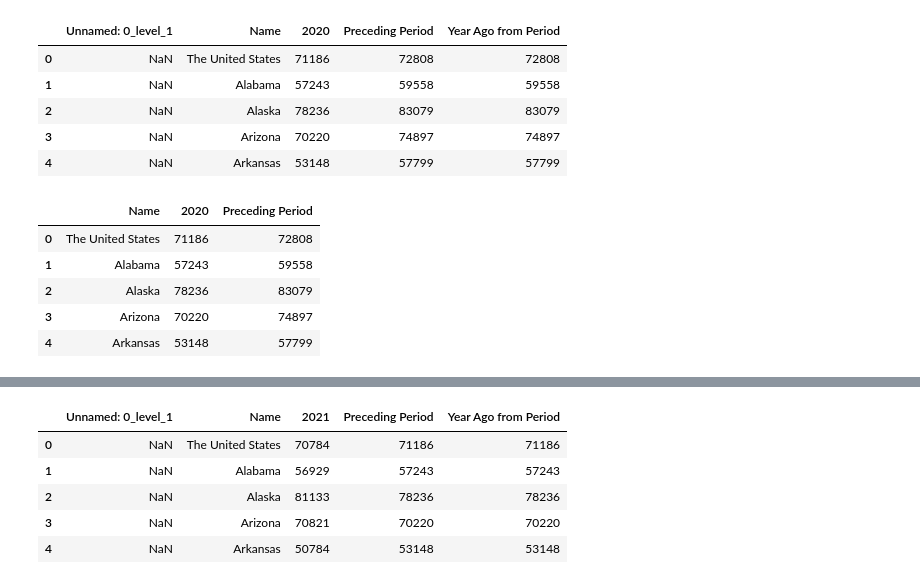
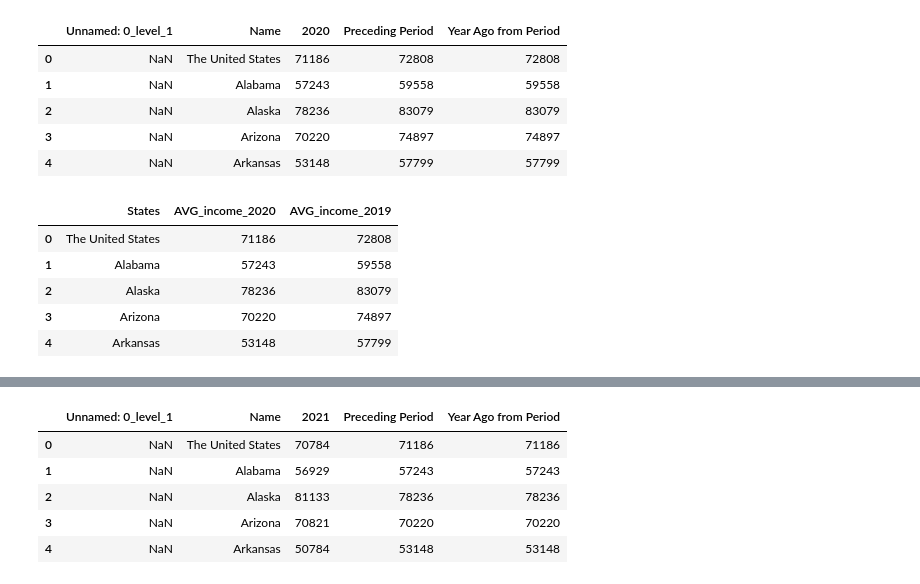
Before and after one commit to KWASSI09/Gun_Background_Check, a Jupyter notebook: Background_Clean.ipynb, the cells around one changed output, grey strips where cells are left out. Cells and saved outputs as stored; diff of their text form; code cells hidden in the pictures.

```diff
--- a/Background_Clean.ipynb
+++ b/Background_Clean.ipynb
@@ -246,9 +265,11 @@ df_2.head()
 | 4 | NaN | Arkansas | 53148 | 57799 | 57799 |
 # %%
 reduce2_df=df_2.drop(["Unnamed: 0_level_1","Year Ago from Period"], axis=1)
-reduce2_df.head()
+#reduce2_df.head()
+rename2_df = reduce2_df.rename(columns={"Name":"States","2020":"AVG_income_2020","Preceding Period":"AVG_income_2019"})
+rename2_df.head()
 # %% [output]
-|  | Name | 2020 | Preceding Period |
+|  | States | AVG_income_2020 | AVG_income_2019 |
 | 0 | The United States | 71186 | 72808 |
 | 1 | Alabama | 57243 | 59558 |
 | 2 | Alaska | 78236 | 83079 |
```
Also changed, not shown: parts of 13 cells of this notebook.
